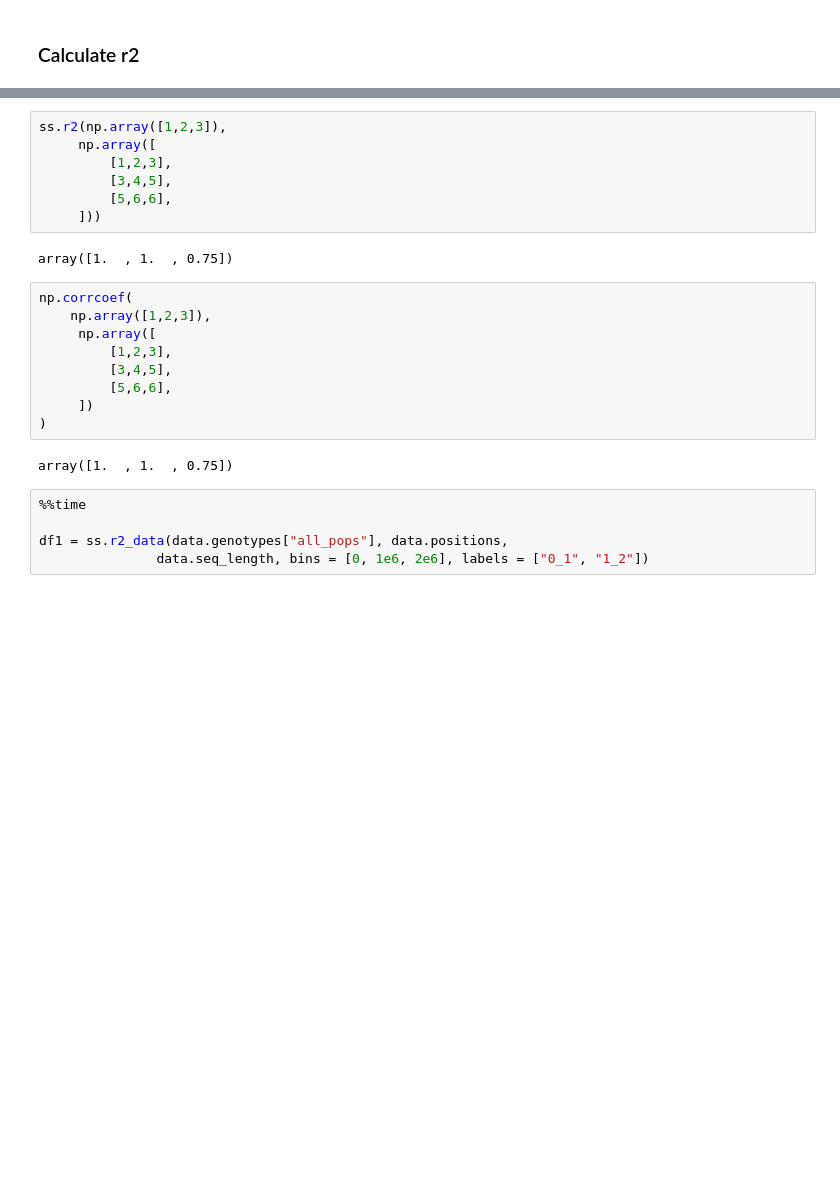
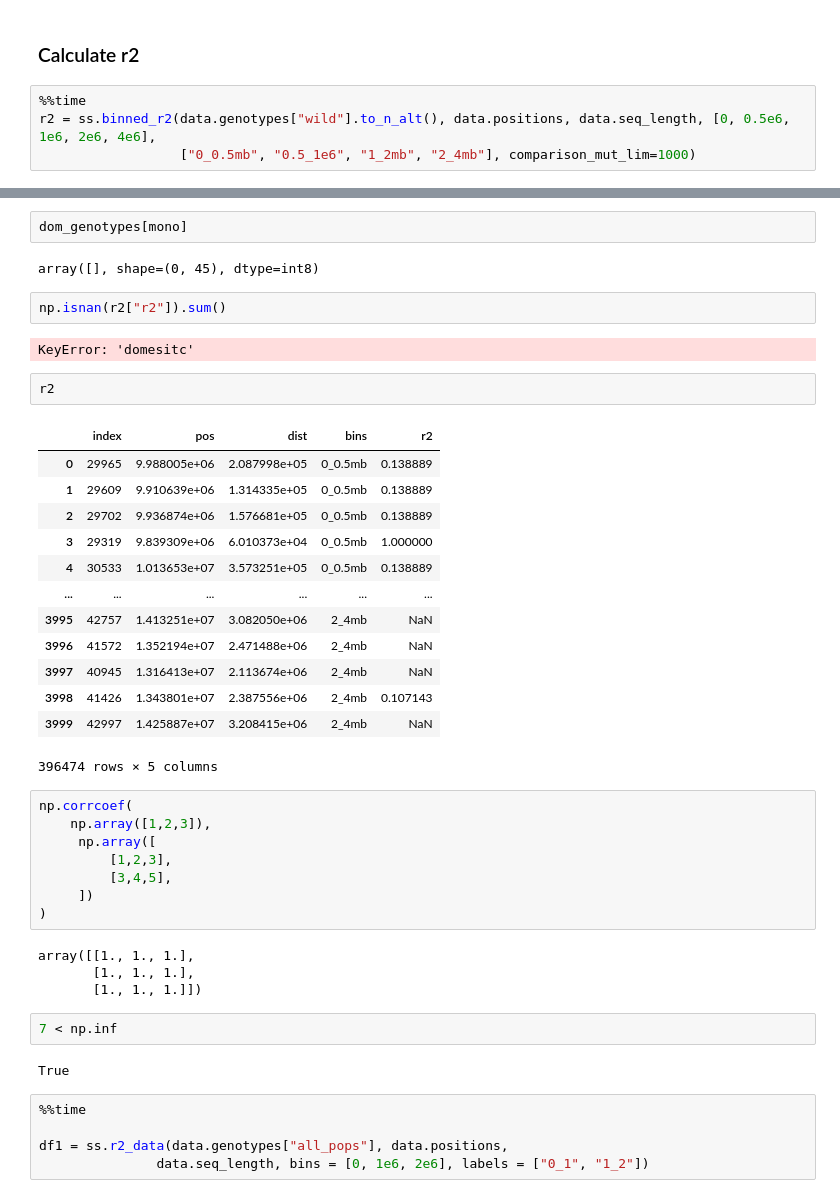
Before and after one commit to danielward27/wildcats, a Jupyter notebook: scripts/sum_stats_example.ipynb, the cells around one changed output, grey strips where cells are left out. Drawn from its saved outputs; the diff is of its cells as text; blank space fills up the shorter version.

```diff
--- a/scripts/sum_stats_example.ipynb
+++ b/scripts/sum_stats_example.ipynb
@@ -70,3 +70,7 @@ tree_seq = tree_seq.simplify(samples=samples)
 data = sim.model.collate_results(tree_seq)
 # %% [markdown]
 ### Calculate r2
+# %%
+%%time
+r2 = ss.binned_r2(data.genotypes["wild"].to_n_alt(), data.positions, data.seq_length, [0, 0.5e6, 1e6, 2e6, 4e6],
+                  ["0_0.5mb", "0.5_1e6", "1_2mb", "2_4mb"], comparison_mut_lim=1000)
@@ -73,23 +79,43 @@ data = sim.model.collate_results(tree_seq)
+# %%
+dom_genotypes[mono]
+# %% [output]
+array([], shape=(0, 45), dtype=int8)
+# %%
+np.isnan(r2["r2"]).sum()
+# %% [output]
+KeyError: 'domesitc'
+# %%
+r2
+# %% [output]
+|  | index | pos | dist | bins | r2 |
+| 0 | 29965 | 9.988005e+06 | 2.087998e+05 | 0_0.5mb | 0.138889 |
+| 1 | 29609 | 9.910639e+06 | 1.314335e+05 | 0_0.5mb | 0.138889 |
+| 2 | 29702 | 9.936874e+06 | 1.576681e+05 | 0_0.5mb | 0.138889 |
+| 3 | 29319 | 9.839309e+06 | 6.010373e+04 | 0_0.5mb | 1.000000 |
+| 4 | 30533 | 1.013653e+07 | 3.573251e+05 | 0_0.5mb | 0.138889 |
+| ... | ... | ... | ... | ... | ... |
+| 3995 | 42757 | 1.413251e+07 | 3.082050e+06 | 2_4mb | NaN |
+| 3996 | 41572 | 1.352194e+07 | 2.471488e+06 | 2_4mb | NaN |
+| 3997 | 40945 | 1.316413e+07 | 2.113674e+06 | 2_4mb | NaN |
+| 3998 | 41426 | 1.343801e+07 | 2.387556e+06 | 2_4mb | 0.107143 |
+| 3999 | 42997 | 1.425887e+07 | 3.208415e+06 | 2_4mb | NaN |
+396474 rows × 5 columns
 # %%
-ss.r2(np.array([1,2,3]),
+np.corrcoef(
+    np.array([1,2,3]),
      np.array([
          [1,2,3],
          [3,4,5],
-         [5,6,6],
-     ]))
+     ])
+)
 # %% [output]
-array([1.  , 1.  , 0.75])
+array([[1., 1., 1.],
+       [1., 1., 1.],
+       [1., 1., 1.]])
-# %%
-np.corrcoef(
-    np.array([1,2,3]),
-     np.array([
-         [1,2,3],
-         [3,4,5],
-         [5,6,6],
-     ])
-)
-# %% [output]
-array([1.  , 1.  , 0.75])
+# %%
+7 < np.inf
+# %% [output]
+True
 # %%
 %%time
 
```
Also changed, not shown: parts of 2 cells of this notebook, 1 other file.
